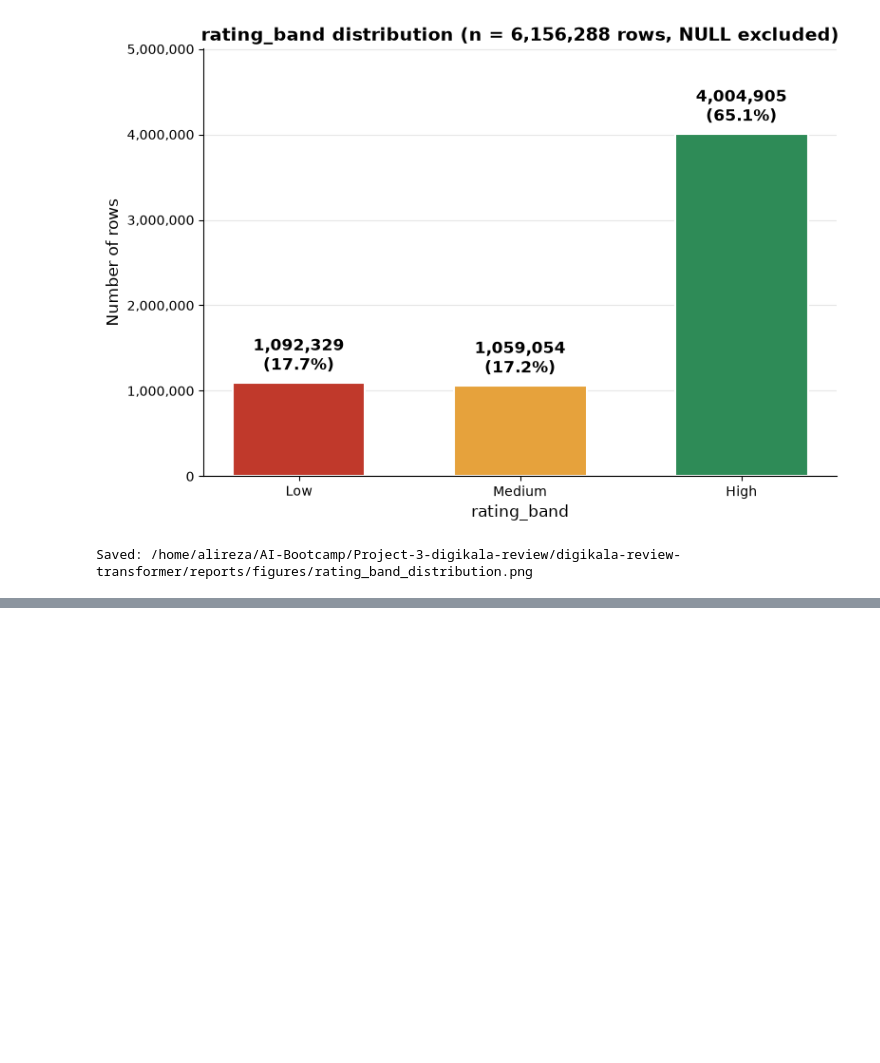
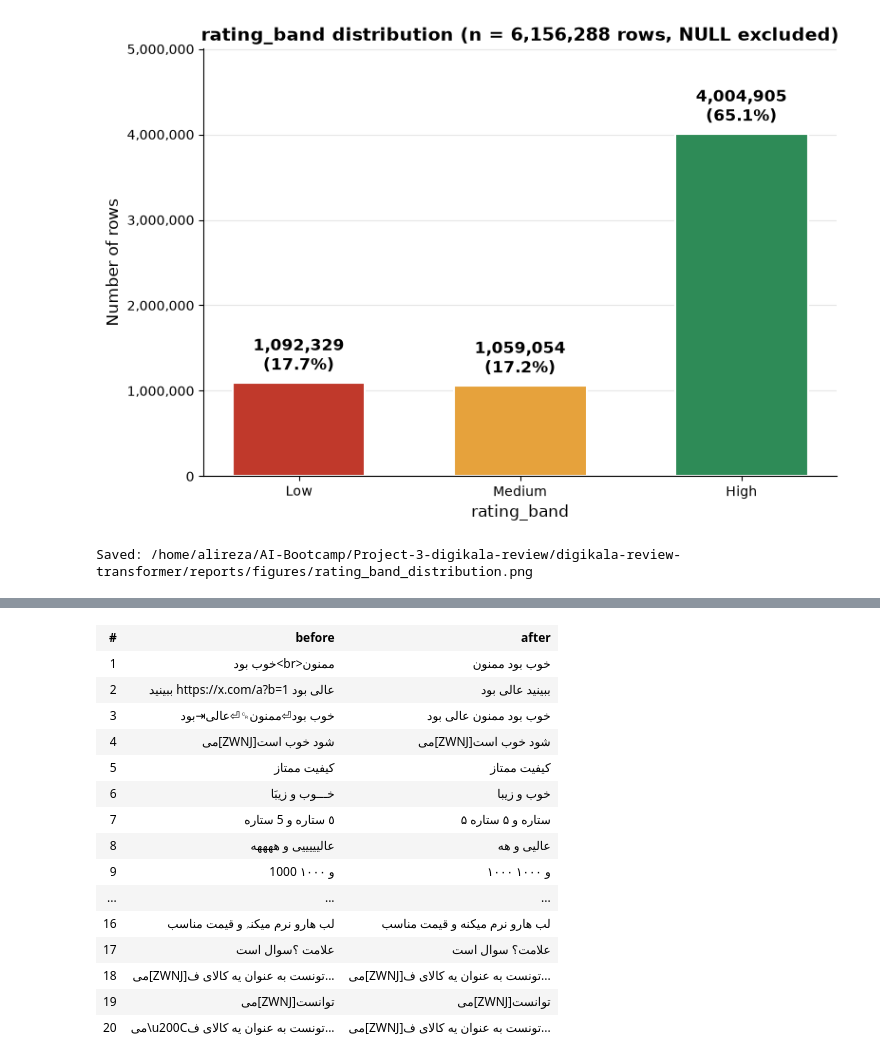
Before and after one commit to AliirezzaaZiarati/digikala-review-transformer, a Jupyter notebook: notebooks/00_data_ingest_quality_gate.ipynb, the cells around one changed output, grey strips where cells are left out. Drawn from its saved outputs; the diff is of its cells as text; code cells hidden in the pictures; blank space fills up the shorter version.

```diff
--- a/notebooks/00_data_ingest_quality_gate.ipynb
+++ b/notebooks/00_data_ingest_quality_gate.ipynb
@@ -765,0 +1165,81 @@ Saved: /home/alireza/AI-Bootcamp/Project-3-digikala-review/digikala-review-trans
+# %%
+import html
+from IPython.display import HTML, display
+
+# Invisible characters are replaced by visible orange tags
+MARKS = {
+    "\n": "⏎",
+    "\r": "␍",
+    "\t": "⇥",
+    "\u200c": "[ZWNJ]",
+    "\u00a0": "[NBSP]",
+    "\u200b": "[ZWSP]",
+}
+
+CELL = "border:1px solid #888; padding:6px 10px;"
+
+
+def visible(s):
+    # Make one value printable as HTML (NULL and invisible chars become visible)
+    if s is None:
+        return '<span style="color:#888">NULL</span>'
+
+    s = html.escape(s)
+
+    for ch, mark in MARKS.items():
+        s = s.replace(
+            ch,
+            f'<span dir="ltr" style="color:#e8590c">{mark}</span>'
+        )
+
+    return s
+
+
+def show_pairs(rows, headers=("before", "after")):
+    # Draw rows as an HTML table with right-aligned text and visible borders
+    head = f'<th style="{CELL}">#</th>' + "".join(
+        f'<th style="{CELL}">{h}</th>' for h in headers
+    )
+
+    body = ""
+
+    for i, row in enumerate(rows, 1):
+        cells = "".join(
+            f'<td dir="rtl" style="{CELL} text-align:right">{visible(c)}</td>'
+            for c in row
+        )
+
+        body += f'<tr><td style="{CELL}">{i}</td>{cells}</tr>'
+
+    display(HTML(
+        f'<table style="border-collapse:collapse"><tr>{head}</tr>{body}</table>'
+    ))
+
+
+rows = con.sql("""
+    SELECT
+        s.txt AS before,
+        o.txt AS after
+    FROM tmp_test_src s
+    JOIN tmp_test_out o USING (_row_idx)
+    ORDER BY _row_idx
+""").fetchall()
+
+show_pairs(rows)
+# %% [output]
+| # | before | after |
+| 1 | خوب بود<br>ممنون | خوب بود ممنون |
+| 2 | ببینید https://x.com/a?b=1 عالی بود | ببینید عالی بود |
+| 3 | خوب بود⏎ممنون␍⏎عالی⇥بود | خوب بود ممنون عالی بود |
+| 4 | می[ZWNJ]شود خوب است | می[ZWNJ]شود خوب است |
+| 5 | كيفيت ممتاز | کیفیت ممتاز |
+| 6 | خـــوب و زیبَا | خوب و زیبا |
+| 7 | ٥ ستاره و 5 ستاره | ۵ ستاره و ۵ ستاره |
+| 8 | عالیییییی و ههههه | عالیی و هه |
+| 9 | 1000 و ۱۰۰۰ | ۱۰۰۰ و ۱۰۰۰ |
+| ... | ... | ... |
+| 16 | لب ھارو نرم میکنہ و قیمت مناسب | لب هارو نرم میکنه و قیمت مناسب |
+| 17 | علامت ؟سوال است | علامت؟ سوال است |
+| 18 | می[ZWNJ]تونست به عنوان یه کالای ف... | می[ZWNJ]تونست به عنوان یه کالای ف... |
+| 19 | می[ZWNJ]توانست | می[ZWNJ]توانست |
+| 20 | می\u200Cتونست به عنوان یه کالای ف... | می[ZWNJ]تونست به عنوان یه کالای ف... |
```
Also changed, not shown: parts of 52 cells of this notebook, 28 other files.
